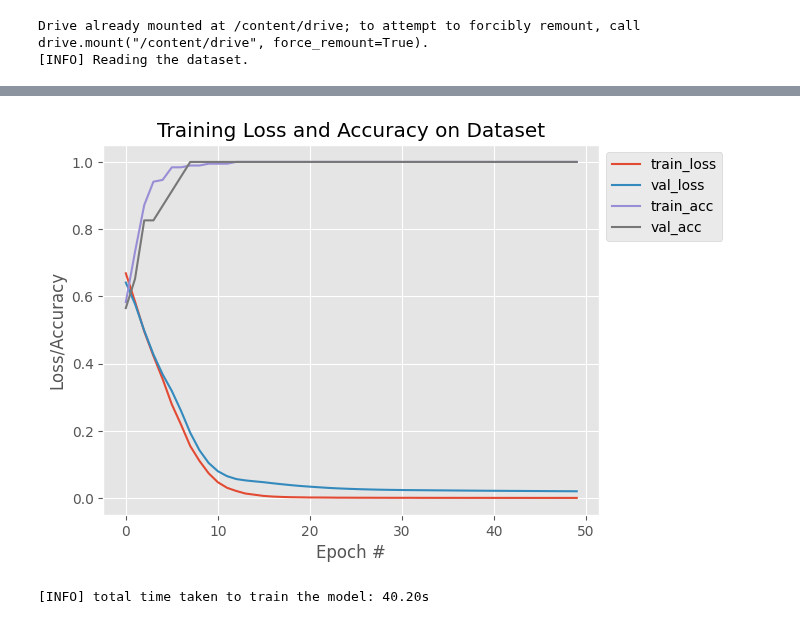
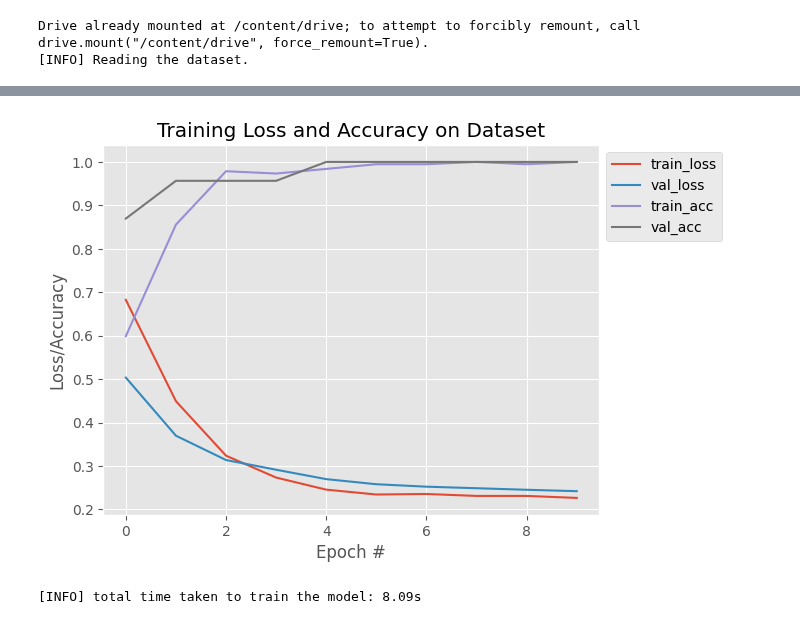
Before and after one commit to woodRock/fishy-business, a Jupyter notebook: code/identification/species/transformer/R01_S01_Species_Transformer.ipynb, the cells around one changed output, grey strips where cells are left out. Saved outputs shown, nothing was run; the diff lists cells and outputs as text; code cells hidden in the pictures.

```diff
--- a/code/identification/species/transformer/R01_S01_Species_Transformer.ipynb
+++ b/code/identification/species/transformer/R01_S01_Species_Transformer.ipynb
@@ -4,9 +4,16 @@
 # Hyperparameters
 learning_rate = 1E-5 #@param {type:"integer"}
 batch_size = 64 # @param {type:"integer"}
-epochs = 100 # @param {type:"integer"}
-is_next_spectra = False # @param {type:"boolean"}
+num_epochs = 10 # @param {type:"integer"}
+dropout = 0.2 # @param {type: "number"}
+label_smoothing = 0.1 # @param {type: "number"}
+file_path = 'transformer_checkpoint.pth' # @param {type:"string"}
+
+# Regularization techniques
+is_next_spectra = True # @param {type:"boolean"}
 is_masked_spectra = True # @param {type:"boolean"}
+is_data_augmentation = True # @param {type:"boolean"}
+is_early_stopping = True # @param {type:"boolean"}
 # %%
 import os
 import pandas as pd
@@ -594,16 +746,20 @@ def train_model(model, train_dataloader, val_dataloader, criterion, optimizer, n
         train_loss, train_accuracy = train(model, train_dataloader, criterion, optimizer, device)
         val_loss, val_accuracy = evaluate(model, val_dataloader, criterion, device)
 
+        # Early stopping (Morgan 1989)
+        if is_early_stopping:
+            # Check if early stopping criteria met
+            early_stopping(train_accuracy, val_loss, model)
+            if early_stopping.early_stop:
+                print("Early stopping")
+                break
+
         train_losses.append(train_loss)
         train_accuracies.append(train_accuracy)
         val_losses.append(val_loss)
         val_accuracies.append(val_accuracy)
 
         print(f'[INFO] Epoch {epoch+1}/{num_epochs}, Train Loss: {train_loss:.4f}, Train Acc: {train_accuracy:.4f}, Val Loss: {val_loss:.4f}, Val Acc: {val_accuracy:.4f}')
-
-        # Early stopping (Morgan 1989)
-        # if train_accuracy == 1 and val_accuracy == 1:
-        #     break
 
     # plot the training loss and accuracy
     plt.style.use("ggplot")
@@ -622,9 +778,9 @@ def train_model(model, train_dataloader, val_dataloader, criterion, optimizer, n
 
     return train_losses, train_accuracies, val_losses, val_accuracies
 
-def transfer_learning(model, filepath='next_spectra_model_weights.pth', output_dim=2):
+def transfer_learning(model, file_path='transformer_checkpoint.pth', output_dim=2):
     # Load the state dictionary from the checkpoint.
-    checkpoint = torch.load(filepath)
+    checkpoint = torch.load(file_path)
     # Modify the 'fc.weight' and 'fc.bias' parameters
     checkpoint['fc.weight'] = checkpoint['fc.weight'][:output_dim]  # Keep only the first 2 rows
     checkpoint['fc.bias'] = checkpoint['fc.bias'][:output_dim] # Keep only the first 2 elements
@@ -639,17 +795,17 @@ output_dim = 2  # Example: number of output classes
 num_layers = 3
 num_heads = 3
 hidden_dim = 128
-dropout = 0.2
-learning_rate = 1e-5
-num_epochs = 50
-label_smoothing = 0.0 # (Szegedy 2016)
+
+# Early stopping (Morgan 1989)
+if is_early_stopping:
+    early_stopping = EarlyStopping(patience=num_epochs, delta=0.001, path=file_path)
 
 # Initialize the model, criterion, and optimizer
 model = Transformer(input_dim, output_dim, num_layers, num_heads, hidden_dim, dropout)
 
 # Transfer learning
 if is_masked_spectra or is_next_spectra:
-    model = transfer_learning(model, filepath='next_spectra_model_weights.pth')
+    model = transfer_learning(model, file_path='transformer_checkpoint.pth')
 
 # Label smoothing (Szegedy 2016)
 criterion = nn.CrossEntropyLoss(label_smoothing=label_smoothing)
@@ -669,5 +825,14 @@ train_losses, train_accuracies, val_losses, val_accuracies = train_model(model,
 # finish measuring how long training took
 endTime = time.time()
 print("[INFO] total time taken to train the model: {:.2f}s".format(endTime - startTime))
+
+if is_early_stopping:
+    # Early stopping (Morgan 1989)
+    # If the model stopped early.
+    if early_stopping.early_stop:
+        # Load the checkpoint
+        checkpoint = torch.load(file_path)
+        # Load model parameters with best validation accuracy.
+        model.load_state_dict(checkpoint, strict=False)
 # %% [output]
 [INFO] Training the network
@@ -690,5 +849,5 @@ print("[INFO] total time taken to train the model: {:.2f}s".format(endTime - sta
-[figure, old version]
+[figure, new version]
-[INFO] total time taken to train the model: 40.20s
+[INFO] total time taken to train the model: 8.09s
 # %%
 model.eval()
 # switch off autograd
```
Also changed, not shown: parts of 7 cells of this notebook.
